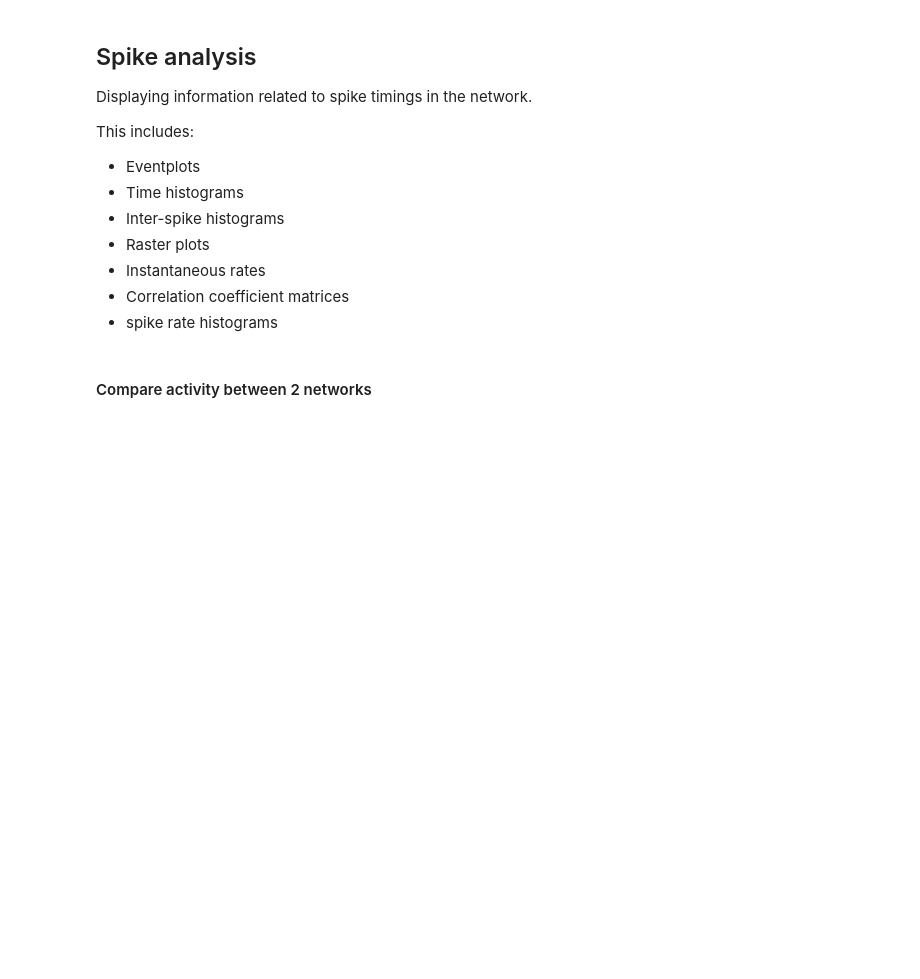
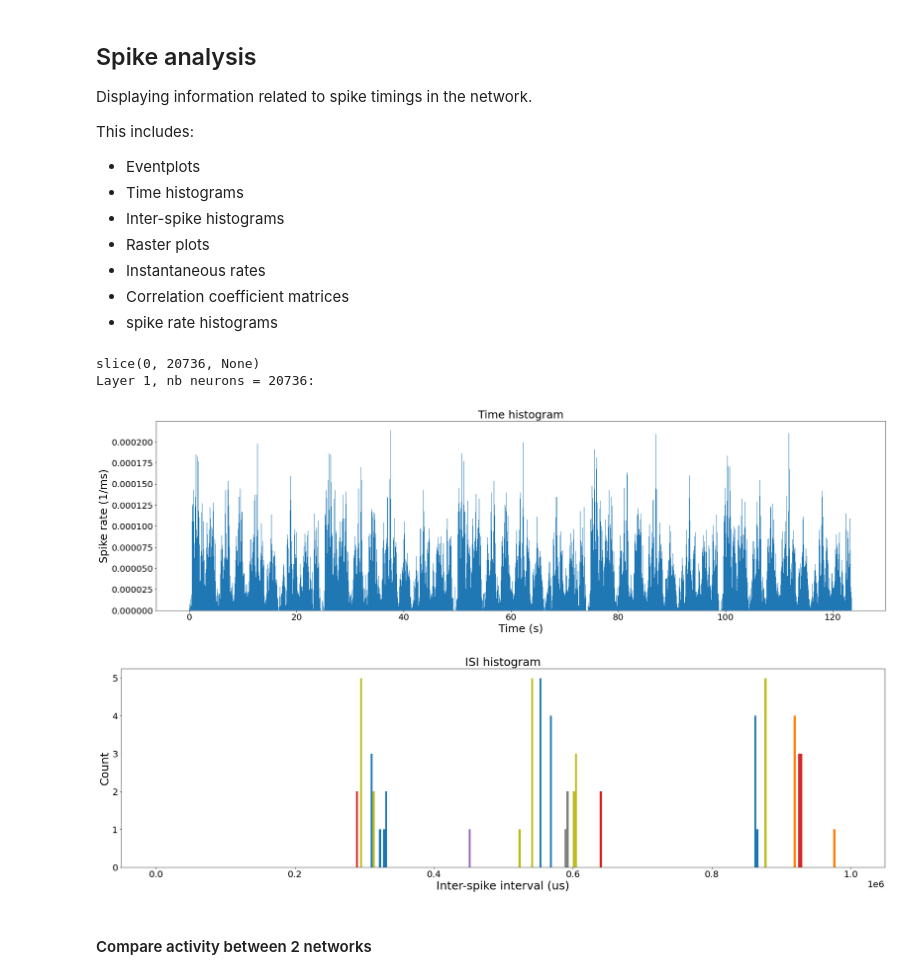
Before and after one commit to comsee-research/Neuvisys-analysis, a Jupyter notebook: Neuvisys.ipynb, the cells around one changed output. Cells and saved outputs as stored; diff of their text form; code cells hidden in the pictures; blank space fills up the shorter version.

```diff
--- a/Neuvisys.ipynb
+++ b/Neuvisys.ipynb
@@ -207,17 +202,23 @@ This includes:
 # %%
 for layer, layer_spike_train in enumerate(spinet.spikes):
     subset = slice(0, len(layer_spike_train))
     print(subset)
     print("Layer " + str(layer + 1) + ", nb neurons = " + str(layer_spike_train[subset].shape[0]) + ":")
-    sts = spike_trains(layer_spike_train[subset])
+    # sts = spike_trains(layer_spike_train[subset])
     path = network_path + "figures/"
     # raster_plot(sts, layer, path)
     # event_plot(sts, layer, path)
-    time_histogram(sts, layer, 10, path)
+    time_histogram(sts, layer, 50, path)
     # spike_rate_histogram(layer_spike_train, layer, path)
-    # isi_histogram(sts, layer, path)
+    isi_histogram(sts, layer, path)
     # instantaneous_rates(sts, layer, path)
     # correlation_coeficient_matrix(sts, layer, path)
+    break
+# %% [output]
+slice(0, 20736, None)
+Layer 1, nb neurons = 20736:
+[figure, added]
+[figure, added]
 # %% [markdown]
 #### Compare activity between 2 networks
 # %%
```
Also changed, not shown: parts of 2 cells of this notebook, 2 other files.
